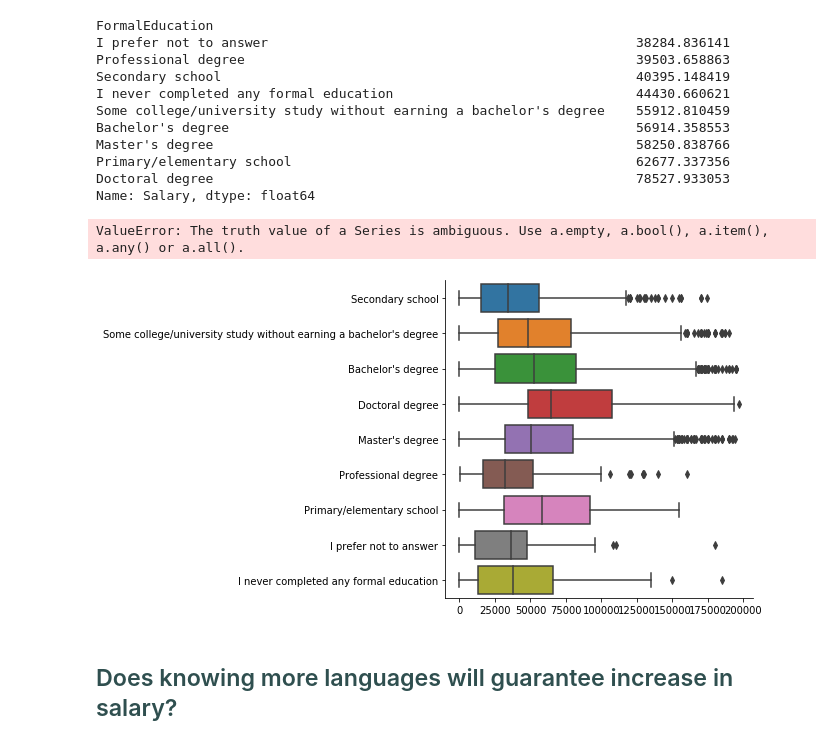
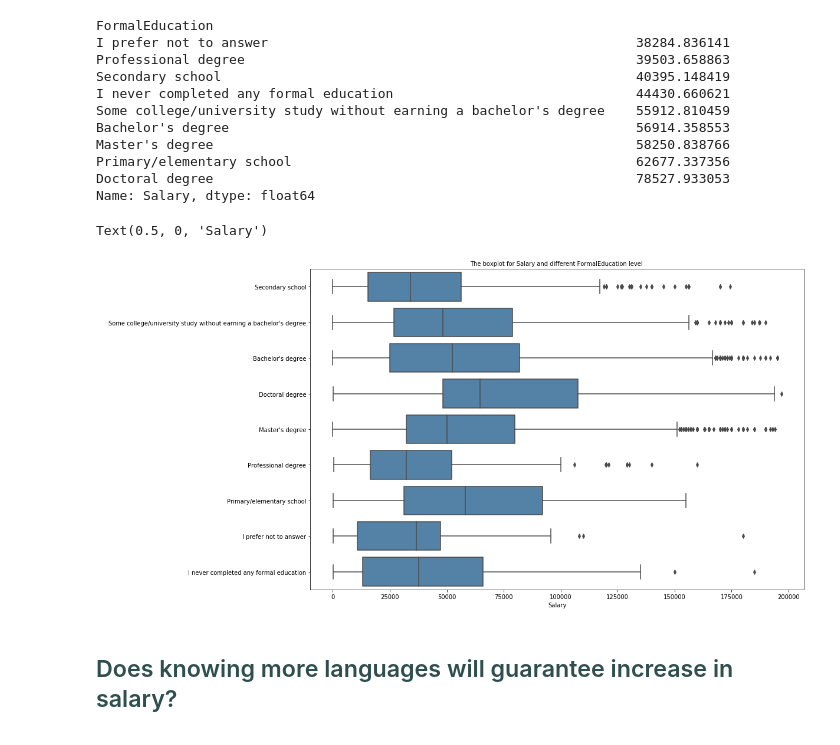
Before and after one commit to eebtehal/Udacity-Stack-OverFlow-Survey-2017, a Jupyter notebook: Untitled.ipynb, the cells around one changed output. Saved outputs shown, nothing was run; the diff lists cells and outputs as text; code cells hidden in the pictures.

```diff
--- a/Untitled.ipynb
+++ b/Untitled.ipynb
@@ -378,9 +419,16 @@ Master's degree                                                      58250.83876
 Primary/elementary school                                            62677.337356
 Doctoral degree                                                      78527.933053
 Name: Salary, dtype: float64
-# %%
-sns.catplot( y=df['FormalEducation'],x=df['Salary'], kind="box", data=df);
-# %% [output]
-ValueError: The truth value of a Series is ambiguous. Use a.empty, a.bool(), a.item(), a.any() or a.all().
-[figure, removed]
+# %%
+plt.figure(figsize=(15,10))
+sns.boxplot(x = 'Salary',
+            y = 'FormalEducation',
+           data = df,
+           color='steelblue')
+plt.title('The boxplot for Salary and different FormalEducation level ', size = 10)
+plt.ylabel(" ", fontsize = 10)
+plt.xlabel("Salary", fontsize = 10)
+# %% [output]
+Text(0.5, 0, 'Salary')
+[figure, added]
 # %% [markdown]
```
Also changed, not shown: parts of 6 cells of this notebook.
